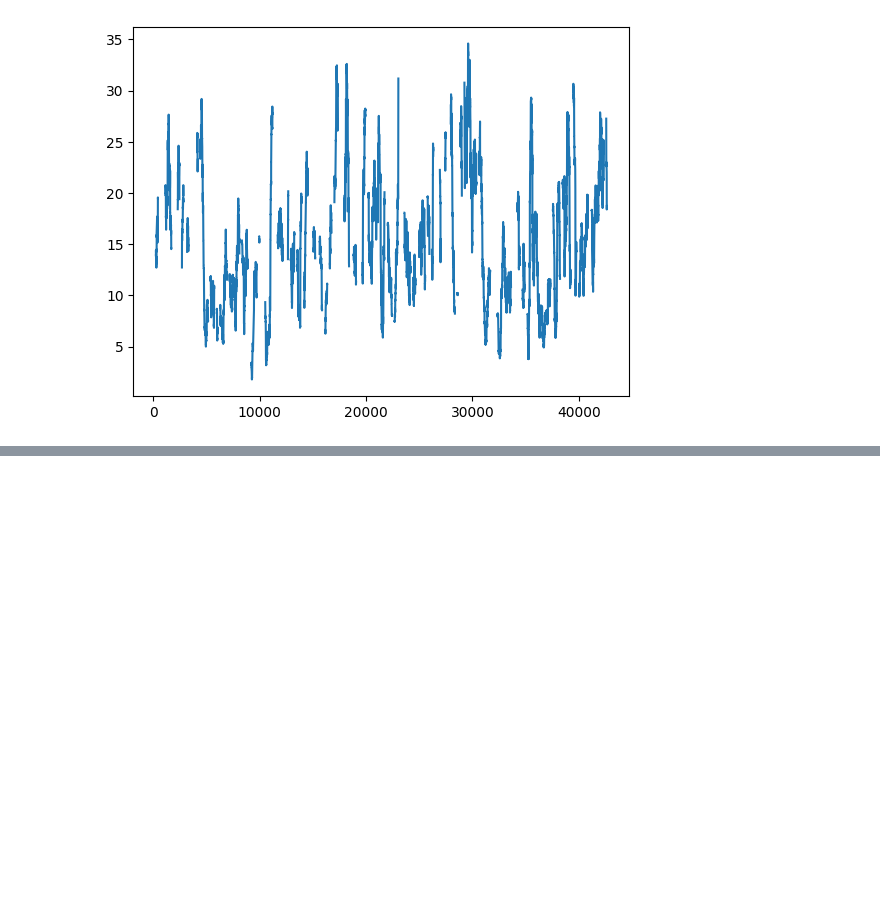
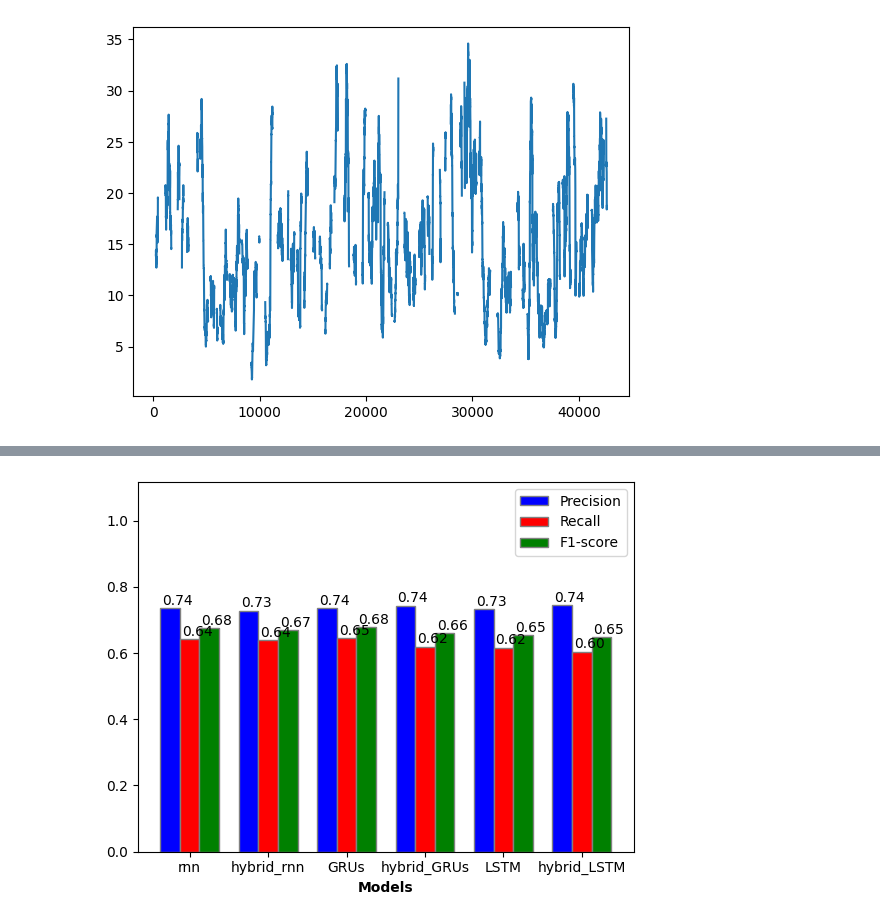
Before and after one commit to ZenoWang1999/DeepLearning_Flight-Delay-Predict, a Jupyter notebook: analyse.ipynb, the cells around one changed output, grey strips where cells are left out. Cells and saved outputs as stored; diff of their text form; code cells hidden in the pictures; blank space fills up the shorter version.

```diff
--- a/analyse.ipynb
+++ b/analyse.ipynb
@@ -48,0 +94,42 @@ plt.show()
+# %%
+import numpy as np
+
+# Extract weighted avg precision, recall, f1-score for each model
+models = ['rnn', 'hybrid_rnn', 'GRUs', 'hybrid_GRUs', 'LSTM', 'hybrid_LSTM']
+model_data = []
+for model, df in zip(models, [rnn, hybrid_rnn, GRUs, hybrid_GRUs, LSTM, hybrid_LSTM]):
+    row = df.loc[4]
+    model_data.append([model, row['precision'], row['recall'], row['f1-score']])
+
+# Create a DataFrame
+model_scores = pd.DataFrame(model_data, columns=['Model', 'Precision', 'Recall', 'F1-score'])
+
+# Set the width of the bars
+barWidth = 0.25
+
+# Set position of bar on X axis
+r1 = np.arange(len(model_scores['Precision']))
+r2 = [x + barWidth for x in r1]
+r3 = [x + barWidth for x in r2]
+
+# Make the plot
+plt.bar(r1, model_scores['Precision'], color='b', width=barWidth, edgecolor='grey', label='Precision')
+plt.bar(r2, model_scores['Recall'], color='r', width=barWidth, edgecolor='grey', label='Recall')
+plt.bar(r3, model_scores['F1-score'], color='g', width=barWidth, edgecolor='grey', label='F1-score')
+
+for i in range(len(r1)):
+    plt.text(x = r1[i]-0.1, y = model_scores['Precision'][i]+0.01, s = f"{model_scores['Precision'][i]:.2f}", size = 10)
+    plt.text(x = r2[i]-0.1, y = model_scores['Recall'][i]+0.01, s = f"{model_scores['Recall'][i]:.2f}", size = 10)
+    plt.text(x = r3[i]-0.1, y = model_scores['F1-score'][i]+0.01, s = f"{model_scores['F1-score'][i]:.2f}", size = 10)
+
+plt.ylim(0, 1.5*model_scores[['Precision', 'Recall', 'F1-score']].values.max())
+
+# Add xticks on the middle of the group bars
+plt.xlabel('Models', fontweight='bold')
+plt.xticks([r + barWidth for r in range(len(model_scores['Precision']))], model_scores['Model'])
+
+# Create legend & Show graphic
+plt.legend()
+plt.show()
+# %% [output]
+[figure, added]
```
Also changed, not shown: parts of 4 cells of this notebook, 1 other file.
